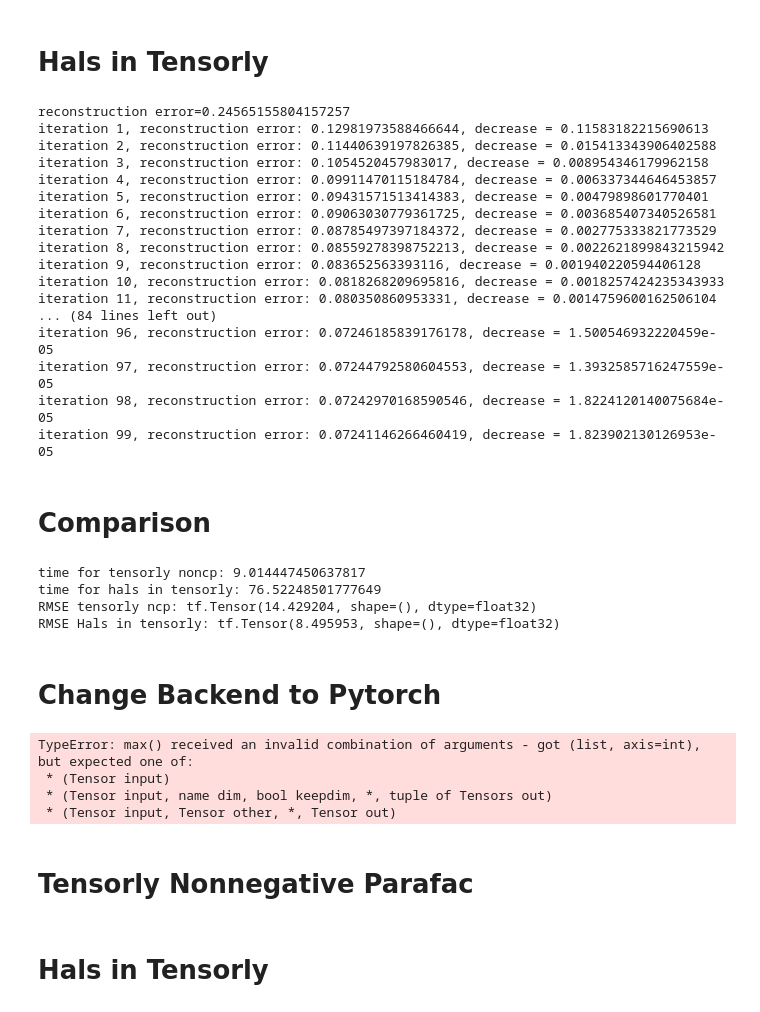
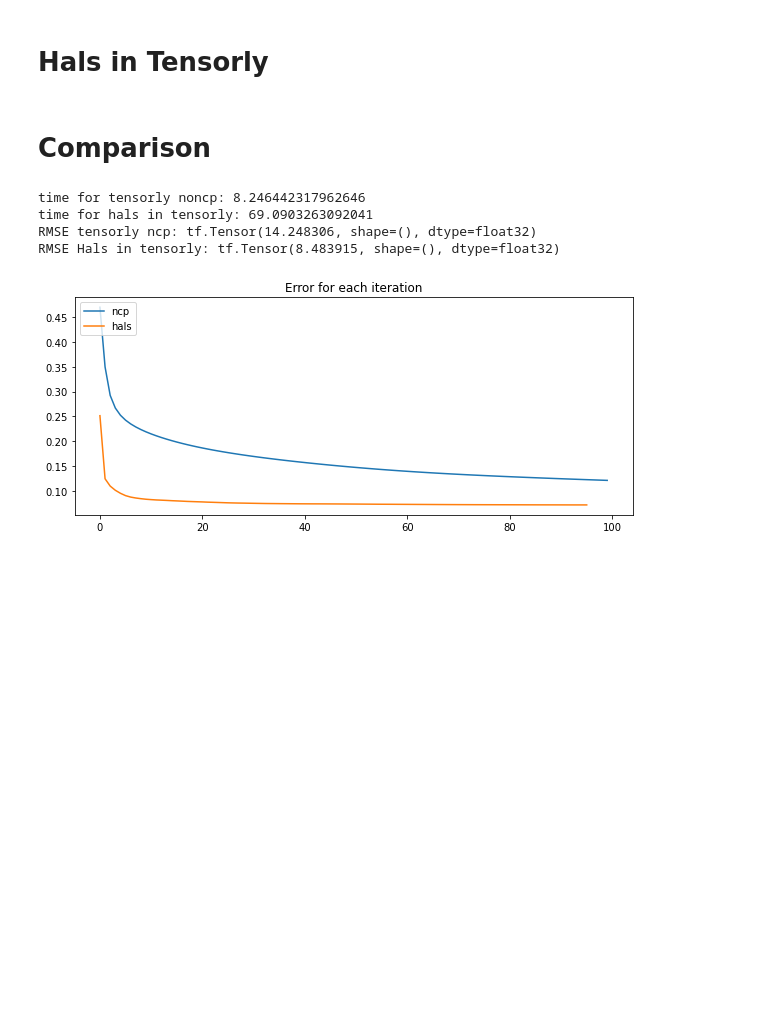
Before and after one commit to caglayantuna/Tenorly_notebook, a Jupyter notebook: nncp_Notebook for Pull Request.ipynb, the cells around one changed output. Saved outputs shown, nothing was run; the diff lists cells and outputs as text; code cells hidden in the pictures; blank space fills up the shorter version.

```diff
--- a/nncp_Notebook for Pull Request.ipynb
+++ b/nncp_Notebook for Pull Request.ipynb
@@ -156,6 +107,6 @@ test_non_negative_parafac_hals()
 # Tensorly Nonnegative Parafac
 # %%
 tic = time.time()
-weightsnon, factorsnon = non_negative_parafac(tensor, rank=rank, init=init, tol=10e-8,verbose=1)
-cp_reconstructionnon = tl.cp_to_tensor((weightsnon, factorsnon))
+tensornon,errormu = non_negative_parafac(tensor, rank=rank, init=init, tol=10e-8,return_errors=True)
+cp_reconstructionnon = tl.cp_to_tensor(tensornon)
 time_tensorlynon = time.time()-tic
@@ -180,53 +113,21 @@ iteration 99, reconstraction error: 0.12312419712543488, decrease = 0.0003791525
 # %% [markdown]
 # Hals in Tensorly
 # %%
-ticnew = time.time()
-nncp=CPNN_HALS(rank=rank,init=init,verbose=1)
-cptensor=nncp.fit_transform(tensor)
-cp_reconstruction_hals = tl.cp_to_tensor(cptensor)
-time_class = time.time()-ticnew
+tic = time.time()
+tensornon,errorhals = non_negative_parafac_hals(tensor, rank=rank, init=init, tol=10e-8,return_errors=True)
+cp_reconstruction_hals = tl.cp_to_tensor(tensornon)
+time_tensorlyhals = time.time()-tic
-# %% [output]
-reconstruction error=0.24565155804157257
-iteration 1, reconstruction error: 0.12981973588466644, decrease = 0.11583182215690613
-iteration 2, reconstruction error: 0.11440639197826385, decrease = 0.015413343906402588
-iteration 3, reconstruction error: 0.1054520457983017, decrease = 0.008954346179962158
-iteration 4, reconstruction error: 0.09911470115184784, decrease = 0.006337344646453857
-iteration 5, reconstruction error: 0.09431571513414383, decrease = 0.00479898601770401
-iteration 6, reconstruction error: 0.09063030779361725, decrease = 0.003685407340526581
-iteration 7, reconstruction error: 0.08785497397184372, decrease = 0.002775333821773529
-iteration 8, reconstruction error: 0.08559278398752213, decrease = 0.0022621899843215942
-iteration 9, reconstruction error: 0.083652563393116, decrease = 0.001940220594406128
-iteration 10, reconstruction error: 0.0818268209695816, decrease = 0.0018257424235343933
-iteration 11, reconstruction error: 0.080350860953331, decrease = 0.0014759600162506104
-... (84 lines left out)
-iteration 96, reconstruction error: 0.07246185839176178, decrease = 1.500546932220459e-05
-iteration 97, reconstruction error: 0.07244792580604553, decrease = 1.3932585716247559e-05
-iteration 98, reconstruction error: 0.07242970168590546, decrease = 1.8224120140075684e-05
-iteration 99, reconstruction error: 0.07241146266460419, decrease = 1.823902130126953e-05
 # %% [markdown]
 # Comparison
 # %%
 print('time for tensorly noncp:'+' ' +str(time_tensorlynon))
-print('time for hals in tensorly:'+' ' +str(time_class))
+print('time for hals in tensorly:'+' ' +str(time_tensorlyhals))
 print('RMSE tensorly ncp:'+' ' +str(RMSE(tensor,cp_reconstructionnon)))
 print('RMSE Hals in tensorly:'+' ' +str(RMSE(tensor,cp_reconstruction_hals)))
-#errors_for_each(tensor,cp_reconstructionnon,cp_reconstruction_hals)
+error_iteration(errormu,errorhals)
 # %% [output]
-time for tensorly noncp: 9.014447450637817
-time for hals in tensorly: 76.52248501777649
-RMSE tensorly ncp: tf.Tensor(14.429204, shape=(), dtype=float32)
-RMSE Hals in tensorly: tf.Tensor(8.495953, shape=(), dtype=float32)
+time for tensorly noncp: 8.246442317962646
+time for hals in tensorly: 69.0903263092041
+RMSE tensorly ncp: tf.Tensor(14.248306, shape=(), dtype=float32)
+RMSE Hals in tensorly: tf.Tensor(8.483915, shape=(), dtype=float32)
+[figure, added]
-# %% [markdown]
-# Change Backend to Pytorch
-# %%
-import numpy as np
-tl.set_backend('pytorch')
-tensor = tl.tensor(np.array(image,dtype=int))
-test_non_negative_parafac_hals()
-# %% [output]
-TypeError: max() received an invalid combination of arguments - got (list, axis=int), but expected one of:
- * (Tensor input)
- * (Tensor input, name dim, bool keepdim, *, tuple of Tensors out)
- * (Tensor input, Tensor other, *, Tensor out)
-# %% [markdown]
-# Tensorly Nonnegative Parafac
@@ -238,2 +133,0 @@ time_tensorlynon = time.time()-tic
-# %% [markdown]
-# Hals in Tensorly
```
Also changed, not shown: parts of 14 cells of this notebook.
